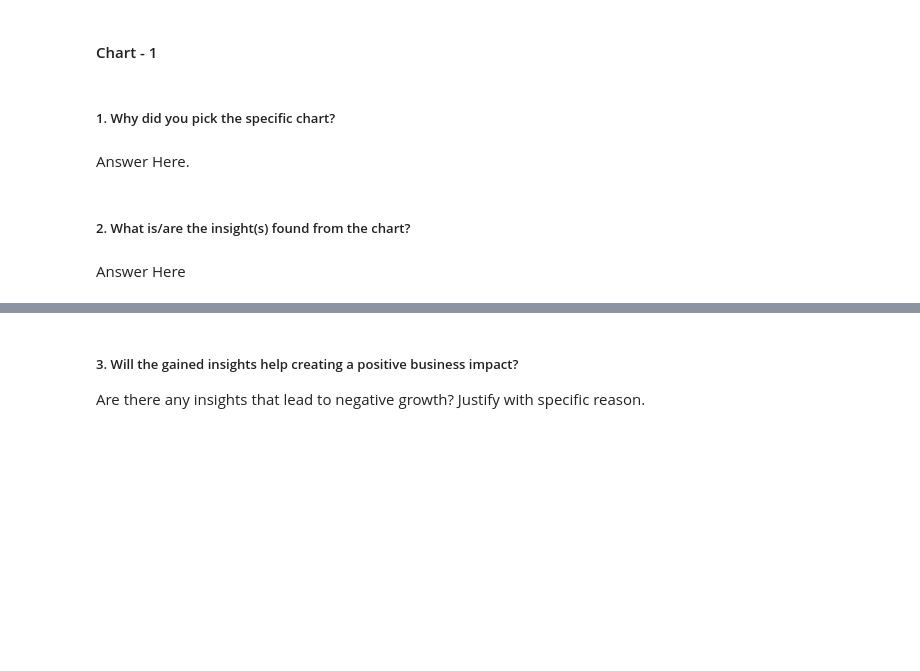
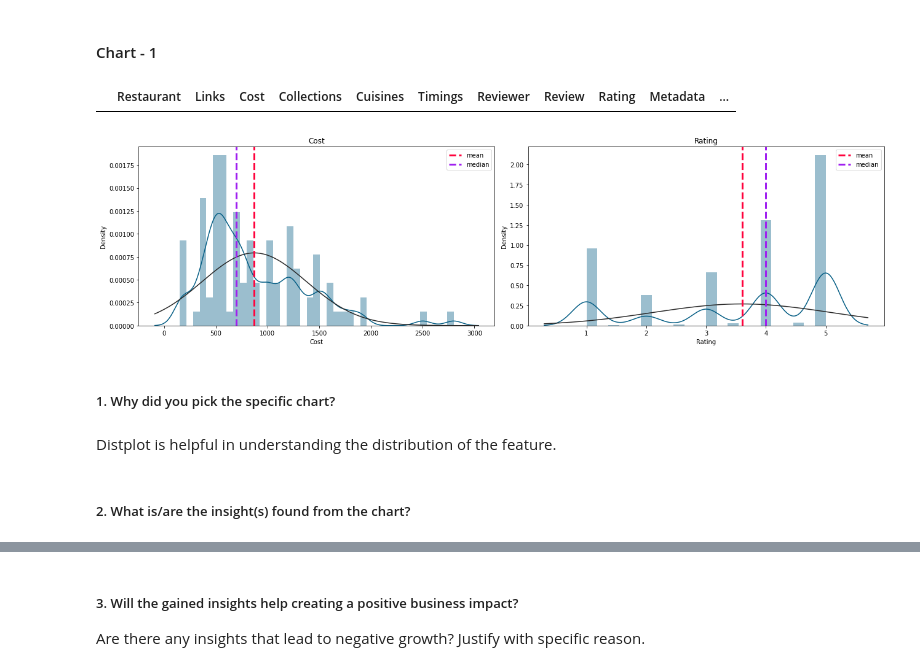
Before and after one commit to abhinav4201/UnSupervised-ML-Zomato-Restaurant-Clustering-and-Sentiment-Analysis, a Jupyter notebook: UnSupervised_ML_Zomato_Restaurant_Clustering_and_Sentiment_Analysis_capstone_project_4.ipynb, the cells around one changed output, grey strips where cells are left out. Saved outputs shown, nothing was run; the diff lists cells and outputs as text; code cells hidden in the pictures; blank space fills up the shorter version.

Commit message:
Completd first chart time 4:26 am

```diff
--- a/UnSupervised_ML_Zomato_Restaurant_Clustering_and_Sentiment_Analysis_capstone_project_4.ipynb
+++ b/UnSupervised_ML_Zomato_Restaurant_Clustering_and_Sentiment_Analysis_capstone_project_4.ipynb
@@ -764,8 +765,25 @@ In order to exactly understand why even with price point of 1500 these hotel has
+# %%
+merged.head(0)
+# %% [output]
+|  | Restaurant | Links | Cost | Collections | Cuisines | Timings | Reviewer | Review | Rating | Metadata | ... |
+# %%
+# Chart - 1 visualization code
+plt.figure(figsize = (18,5));
+for i,col in enumerate(['Cost','Rating']) :
+    # plt.figure(figsize = (8,5));
+    plt.subplot(1,2,i+1);
+    sns.distplot(merged[col], color = '#055E85', fit = norm);
+    feature = merged[col]
+    plt.axvline(feature.mean(), color='#ff033e', linestyle='dashed', linewidth=3,label= 'mean');  #red
+    plt.axvline(feature.median(), color='#A020F0', linestyle='dashed', linewidth=3,label='median'); #cyan
+    plt.legend(bbox_to_anchor = (1.0, 1), loc = 'up')
+    plt.title(f'{col.title()}');
+    plt.tight_layout();
+# %% [output]
+[figure, added]
 # %% [markdown]
 ##### 1. Why did you pick the specific chart?
-# %% [markdown]
-Answer Here.
+# %% [markdown]
+Distplot is helpful in understanding the distribution of the feature.
 # %% [markdown]
 ##### 2. What is/are the insight(s) found from the chart?
-# %% [markdown]
-Answer Here
```
Also changed, not shown: parts of 5 cells of this notebook.
